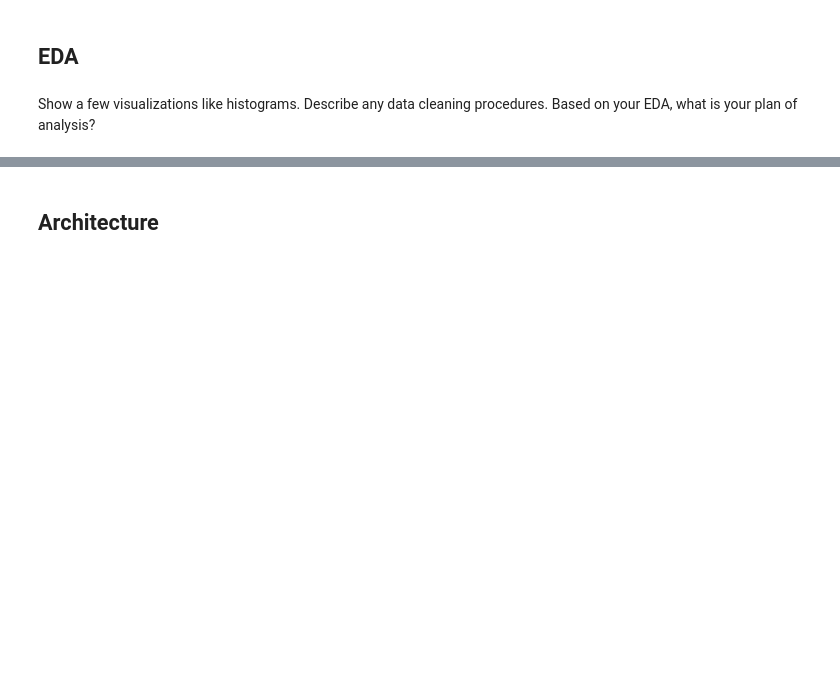
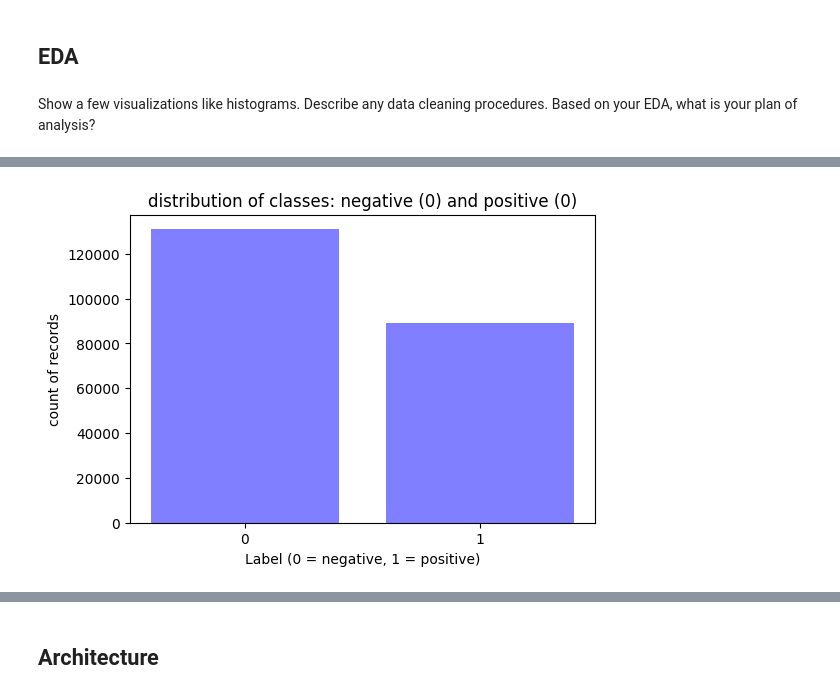
Before and after one commit to FleaBusyBeeBergs/dtsa5511-cnn-cancer-detection, a Jupyter notebook: cnn-cancer-detection.ipynb, the cells around one changed output, grey strips where cells are left out. Cells and saved outputs as stored; diff of their text form; code cells hidden in the pictures; blank space fills up the shorter version.

```diff
--- a/cnn-cancer-detection.ipynb
+++ b/cnn-cancer-detection.ipynb
@@ -76,0 +78,4 @@ FileNotFoundError: [Errno 2] No such file or directory: '/kaggle/input/histopath
+# %%
+file_path = './data/train_labels.csv'
+df_train = pd.read_csv(file_path)
+df_train.head(3)
@@ -80,0 +111,12 @@ Show a few visualizations like histograms. Describe any data cleaning procedures
+# %%
+labels, counts = zip(*Counter(df_train['label']).items())
+plt.figure(figsize = (6, 4))
+plt.bar(labels, counts, color=['blue', 'blue'], alpha = 0.5)
+plt.xlabel('Label (0 = negative, 1 = positive)')
+plt.ylabel('count of records')
+plt.title('distribution of classes: negative (0) and positive (0)')
+plt.xticks(labels)
+# plt.grid(axis = None)
+plt.show()
+# %% [output]
+[figure, added]
```
Also changed, not shown: parts of 11 cells of this notebook.
